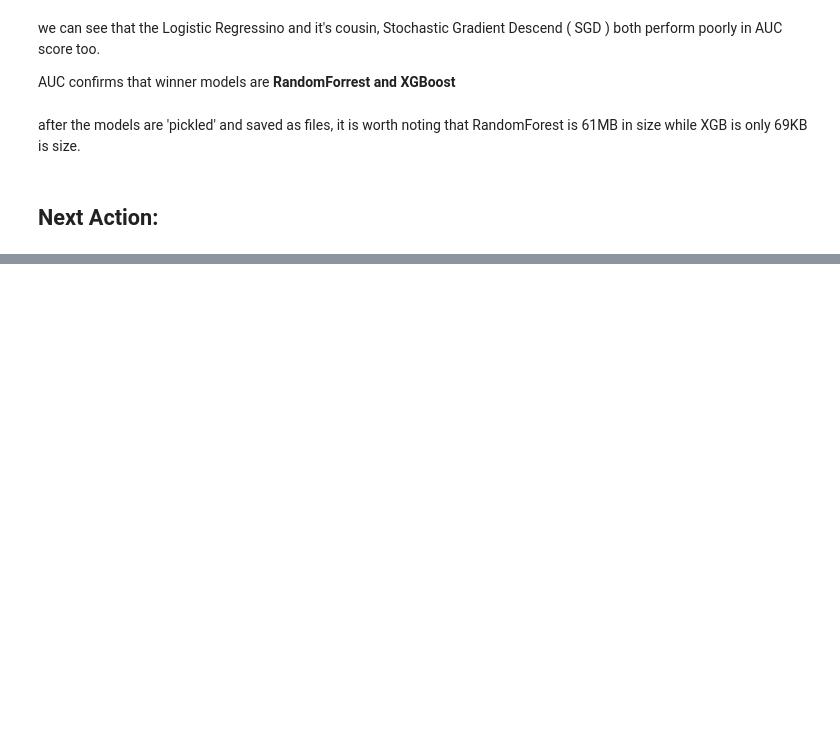
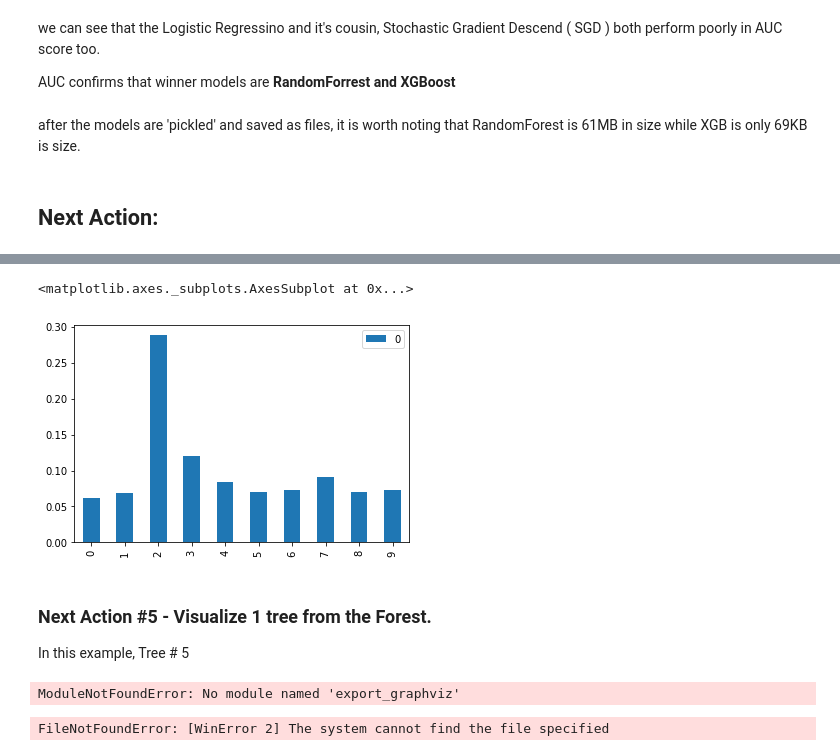
Before and after one commit to jonatslim/homework, a Jupyter notebook: Proj 4/Project 4 - Final - Learning a Buy Signal.ipynb, the cells around one changed output, grey strips where cells are left out. Cells and saved outputs as stored; diff of their text form; code cells hidden in the pictures; blank space fills up the shorter version.

```diff
--- a/Proj 4/Project 4 - Final - Learning a Buy Signal.ipynb
+++ b/Proj 4/Project 4 - Final - Learning a Buy Signal.ipynb
@@ -601,0 +699,3 @@ after the models are 'pickled' and saved as files, it is worth noting that Rando
+# %%
+feature_importance = pd.DataFrame(RF_100.feature_importances_)
+feature_importance.rename({0:'week',1:'month',2:'day',3:'hour',4:'stoch_m15',5:'stoch_h1',6:'stoch_h4',7:'bband_m15',8:'bband_h1',9:'bband_h4'}, axis='index')
@@ -601,0 +714,43 @@ after the models are 'pickled' and saved as files, it is worth noting that Rando
+# %%
+feature_importance.plot.bar()                               # add the RF feature importance on this dataframe then plot!!
+# %% [output]
+<matplotlib.axes._subplots.AxesSubplot at 0x...>
+[figure, added]
+# %% [markdown]
+### Next Action #5  - Visualize 1 tree from the Forest.
+
+In this example, Tree # 5
+# %%
+from sklearn.tree import DecisionTreeClassifier, export_graphviz
+from sklearn import tree
+from sklearn.datasets import load_wine
+from IPython.display import SVG
+from export_graphviz import Source
+from IPython.display import display
+
+graph = Source(tree.export_graphviz(RF_100, out_file=None
+   , feature_names=label, class_names=['0', '1']
+   , filled = True))
+display(SVG(graph.pipe(format='svg')))
+# %% [output]
+ModuleNotFoundError: No module named 'export_graphviz'
+# %%
+feature_names = X_smt_back_df.columns
+estimator = RF.estimators_[5]
+
+from sklearn.tree import export_graphviz
+# Export as dot file
+export_graphviz(estimator, out_file='tree.dot',
+                feature_names = feature_names,
+                rounded = True, proportion = False,
+                precision = 2, filled = True)
+
+# Convert to png using system command (requires Graphviz)
+from subprocess import call
+call(['dot', '-Tpng', 'tree.dot', '-o', 'tree.png', '-Gdpi=600'])
+
+# Display in jupyter notebook
+from IPython.display import Image
+Image(filename = 'tree.png')
+# %% [output]
+FileNotFoundError: [WinError 2] The system cannot find the file specified
```
Also changed, not shown: parts of 24 cells of this notebook, 1 other file.
